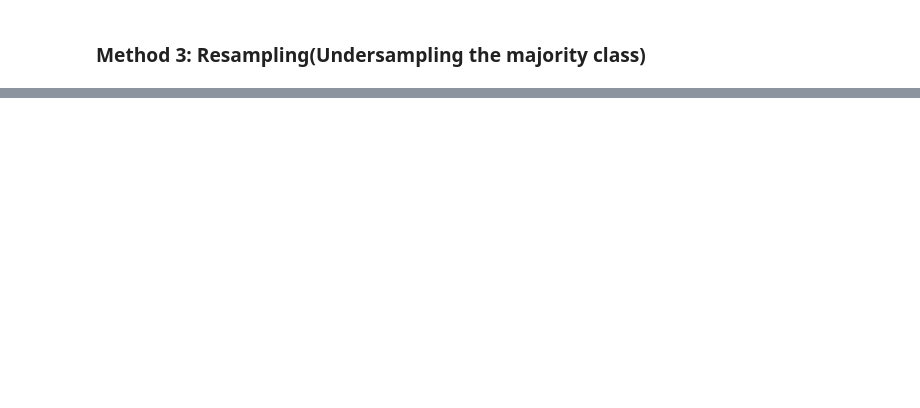
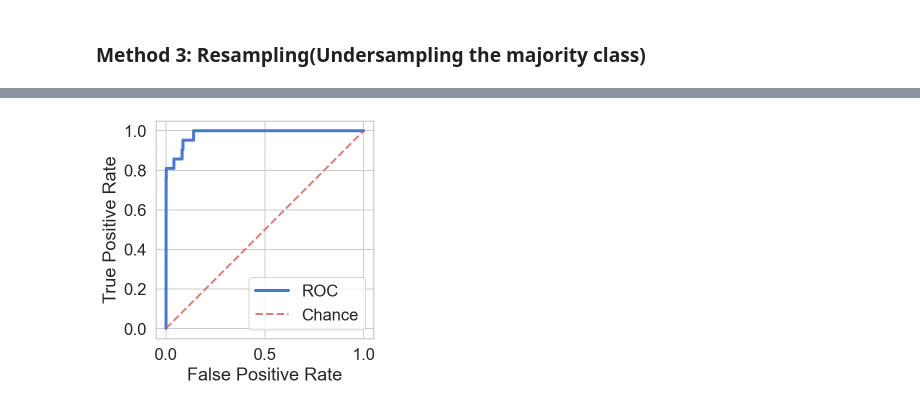
Before and after one commit to anujdubey1996/Credit-Card-Fraud-Detection-Kaggle-Handling-Class-Imbalance, a Jupyter notebook: src/Credit Card Fraud Detection - Handling Class Imbalance.ipynb, the cells around one changed output, grey strips where cells are left out. Saved outputs shown, nothing was run; the diff lists cells and outputs as text; code cells hidden in the pictures; blank space fills up the shorter version.

```diff
--- a/src/Credit Card Fraud Detection - Handling Class Imbalance.ipynb
+++ b/src/Credit Card Fraud Detection - Handling Class Imbalance.ipynb
@@ -221,0 +295,4 @@ f1 score: 0.0
+# %%
+mv.plot_roc(data.y_test, model_pred)
+# %% [output]
+[figure, added]
```
Also changed, not shown: parts of 31 cells of this notebook.
